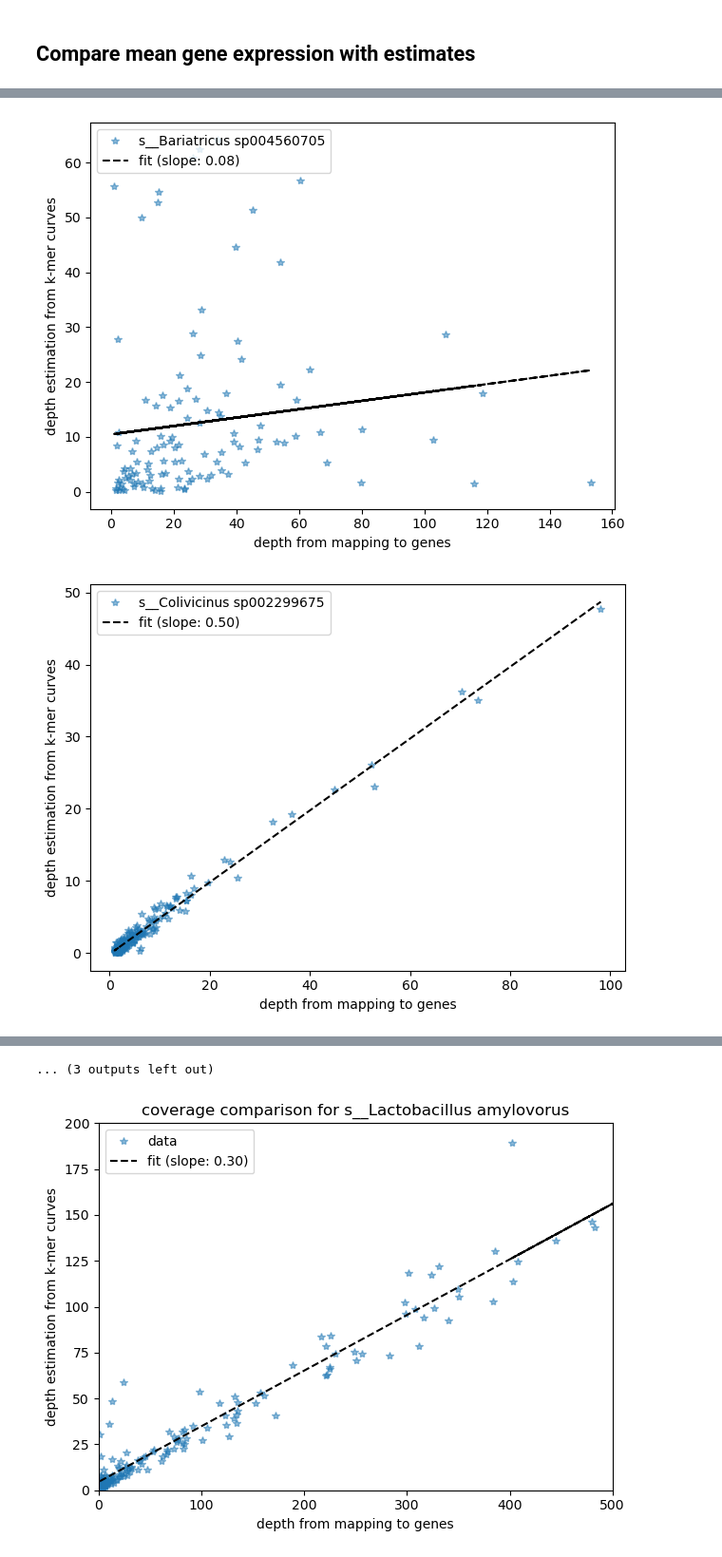
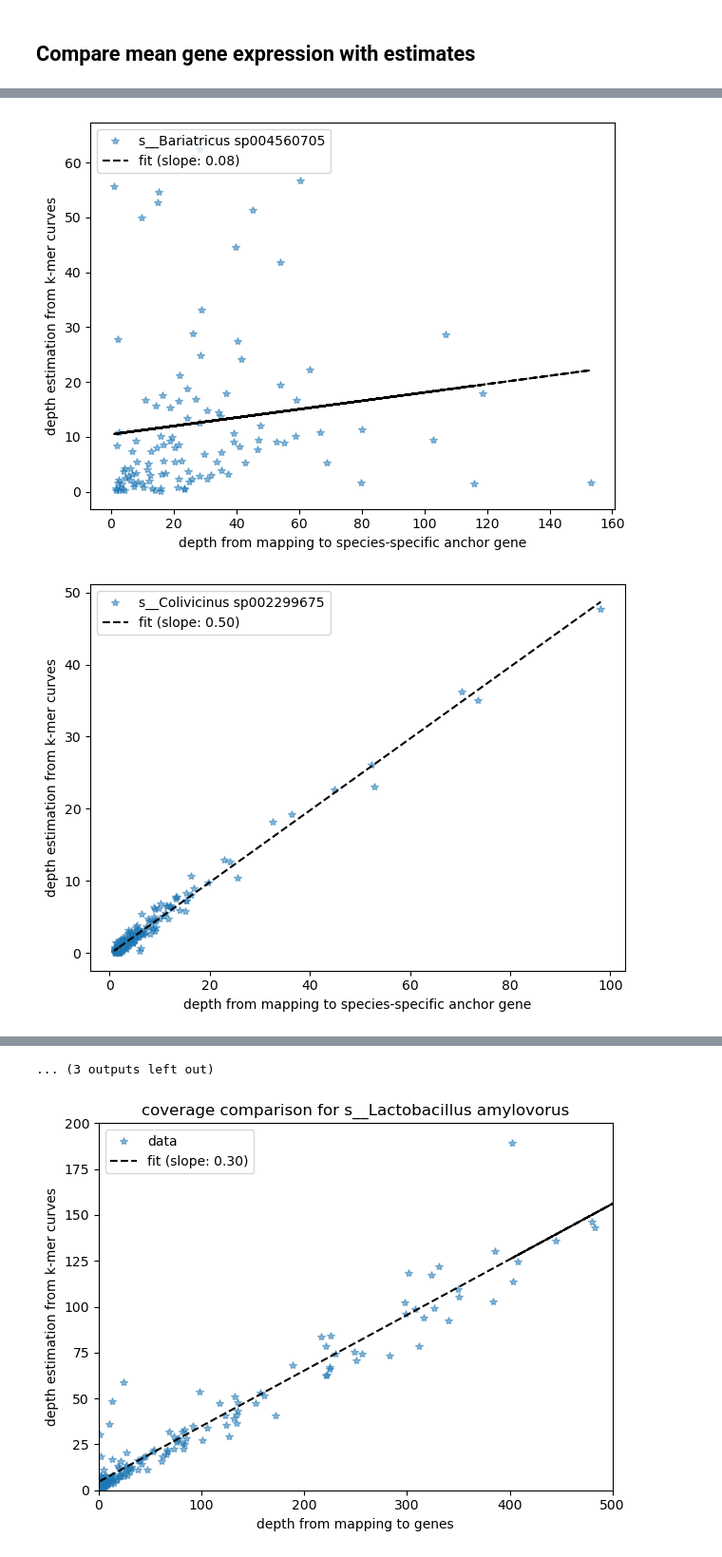
Before and after one commit to dib-lab/2025-workflow-core99, a Jupyter notebook: notebooks/coverage-merge-and-abundhist.ipynb, the cells around one changed output, grey strips where cells are left out. Shown at 95% size. Saved outputs shown, nothing was run; the diff lists cells and outputs as text; code cells hidden in the pictures.

```diff
--- a/notebooks/coverage-merge-and-abundhist.ipynb
+++ b/notebooks/coverage-merge-and-abundhist.ipynb
@@ -193,7 +193,7 @@ shape: (82_555, 3)
 # %%
 anchor_gene_df = gene_df.filter(pl.col("anchor") == 1)
 # %%
-combo_df = join2_df.join(anchor_gene_df, on=["species", "metag"], how="inner")
+combo_df = kmer_df.join(anchor_gene_df, on=["species", "metag"], how="inner")
 combo_df
 # %% [output]
 shape: (2_833, 11)
@@ -213,25 +213,25 @@ shape: (2_833, 11)
 # %%
 for species in sorted(combo_df['species'].unique()):
     xx_df = combo_df.filter(pl.col("species") == species).drop_nans().sort(by='depth_est')
     q95 = xx_df['depth_est'].to_list()[int(0.9 * len(xx_df))]
     xx2_df = xx_df.filter(
         pl.col("depth_est") < q95
     )
     x = xx_df['depth_cov']
     y = xx_df['depth_est']
     plt.plot(x, y, '*', alpha=0.5, label=species)
 
     coef = np.polyfit(x, y, 1)
     poly1d_fn = np.poly1d(coef)
     plt.plot(x, poly1d_fn(x), '--k', label=f'fit (slope: {coef[0]:.2f})')
 
     #plt.xlim(0, 600)
     #plt.ylim(0, 200)
-    plt.xlabel('depth from mapping to genes')
+    plt.xlabel('depth from mapping to species-specific anchor gene')
     plt.ylabel('depth estimation from k-mer curves')
     plt.legend(loc='upper left')
     plt.tight_layout()
     plt.show()
 # %% [output]
-[figure, old version]
+[figure, new version]
-[figure, old version]
+[figure, new version]
```
Also changed, not shown: parts of 24 cells of this notebook, 7 other files.
